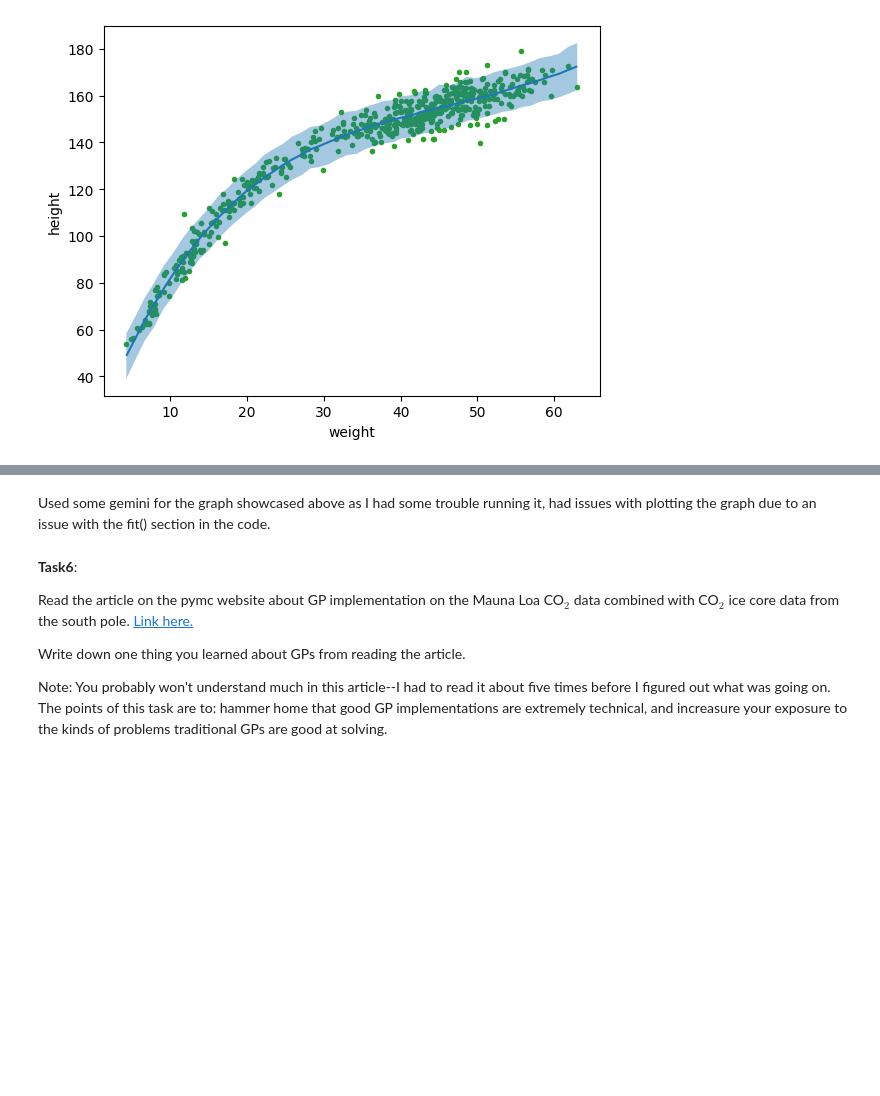
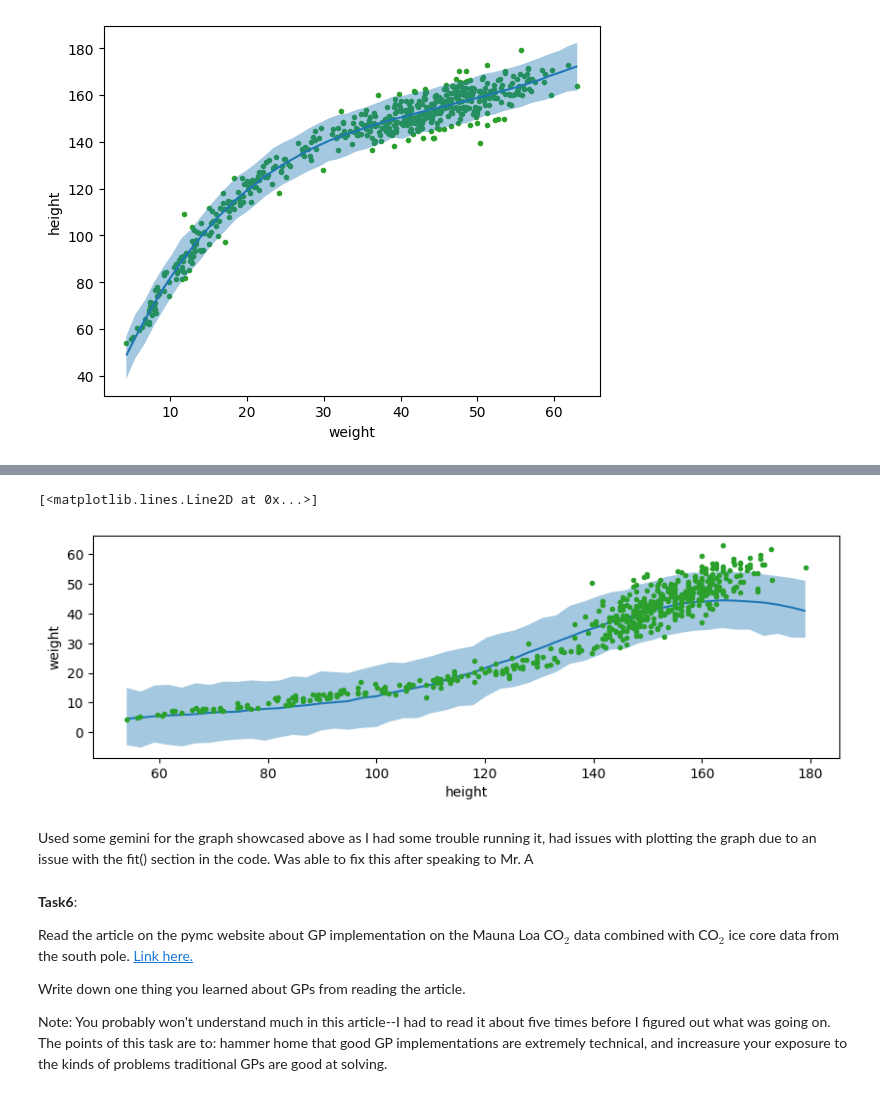
Before and after one commit to aryashivakumar/dataScience, a Jupyter notebook: Unit7/Arya_Kumar_Unit7ExercisesSF.ipynb, the cells around one changed output, grey strips where cells are left out. Drawn from its saved outputs; the diff is of its cells as text; code cells hidden in the pictures; blank space fills up the shorter version.

```diff
--- a/Unit7/Arya_Kumar_Unit7ExercisesSF.ipynb
+++ b/Unit7/Arya_Kumar_Unit7ExercisesSF.ipynb
@@ -112,0 +126,21 @@ az.plot_ppc(idata_poly_4, num_pp_samples=100, figsize=(12, 4))
+# %%
+#convert from pandas to numpy array
+weight = howellData["weight"].values
+height = howellData["height"].values[:,None]
+# %%
+#ig stands for inverse gamma
+def get_ig_params(x_vals, l_b=None, u_b=None, mass=0.96, plot=False):
+    """
+    Returns a weakly informative prior for the length-scale parameter of the GP kernel.
+    """
+
+    differences = np.abs(np.subtract.outer(x_vals, x_vals))
+    if l_b is None:
+        l_b = np.min(differences[differences != 0]) * 2
+    if u_b is None:
+        u_b = np.max(differences) / 1.5
+
+    dist = pz.InverseGamma()
+    pz.maxent(dist, l_b, u_b, mass, plot=plot)
+
+    return dict(zip(dist.param_names, dist.params))
@@ -113,5 +158,26 @@ az.plot_ppc(idata_poly_4, num_pp_samples=100, figsize=(12, 4))
+# %%
+prior_gp = {
+    "sigma": bmb.Prior("Gamma", mu=1, sigma=0.01),
+    "ell": bmb.Prior("InverseGamma", **get_ig_params(height))
+}
+
+priors = {
+    "hsgp(height, m=168, c=8.0)": prior_gp,
+    "alpha": bmb.Prior("HalfNormal", sigma=1)
+}
+
+model_hsb = bmb.Model("weight ~ 0 + hsgp(height, m=168, c=8.0)", howellData, priors=priors)
+idata_hsb = model_hsb.fit()
+# %%
+_, ax = bmb.interpret.plot_predictions(model_hsb, idata_hsb, ["height"],
+                                       pps = True,
+                                       fig_kwargs={"figsize": (10, 3)})
+ax[0].plot(howellData["height"].values, howellData["weight"].values, "C2.")
+# %% [output]
+[<matplotlib.lines.Line2D at 0x...>]
+[figure, added]
 # %% [markdown]
-Used some gemini for the graph showcased above as I had some trouble running it, had issues with plotting the graph due to an issue with the fit() section in the code.
+Used some gemini for the graph showcased above as I had some trouble running it, had issues with plotting the graph due to an issue with the fit() section in the code. Was able to fix this after speaking to Mr. A
 # %% [markdown]
 **Task6**:
 
```
Also changed, not shown: parts of 4 cells of this notebook.
